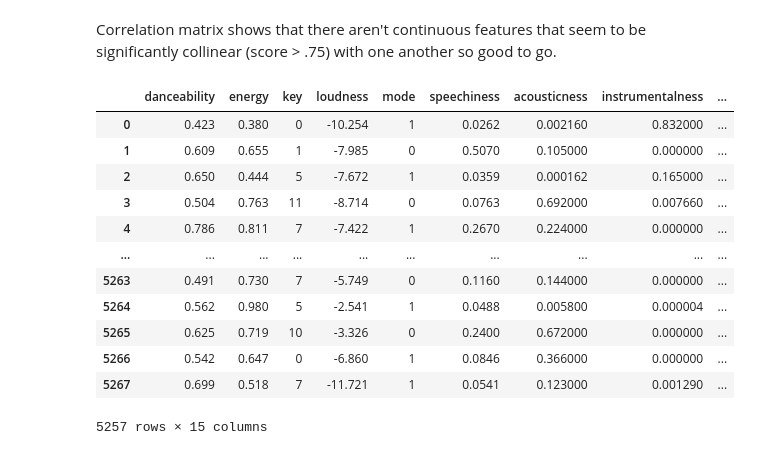
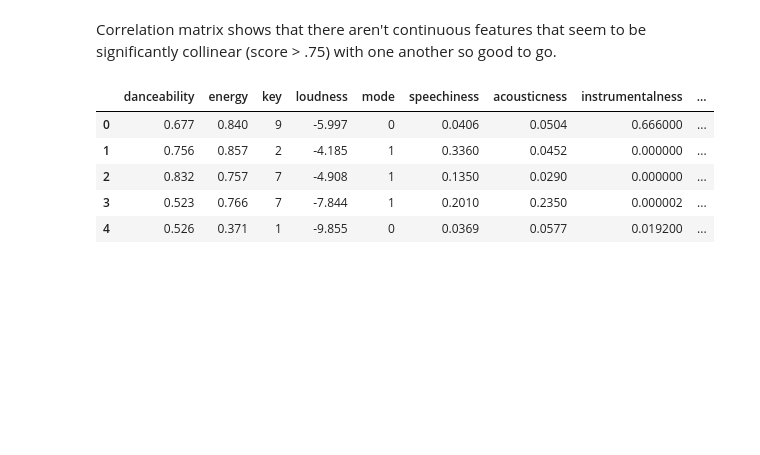
Before and after one commit to Hadryan/Music-Recommendation-System-24, a Jupyter notebook: Data-Cleaning-Preprocessing-API-Only.ipynb, the cells around one changed output. Drawn from its saved outputs; the diff is of its cells as text; code cells hidden in the pictures; blank space fills up the shorter version.

```diff
--- a/Data-Cleaning-Preprocessing-API-Only.ipynb
+++ b/Data-Cleaning-Preprocessing-API-Only.ipynb
@@ -443,21 +463,14 @@ plt.show()
 # %% [markdown]
 Correlation matrix shows that there aren't continuous features that seem to be significantly collinear (score > .75) with one another so good to go.
 # %%
-all_songs
+all_songs.head()
 # %% [output]
 |  | danceability | energy | key | loudness | mode | speechiness | acousticness | instrumentalness | ... |
-| 0 | 0.423 | 0.380 | 0 | -10.254 | 1 | 0.0262 | 0.002160 | 0.832000 | ... |
-| 1 | 0.609 | 0.655 | 1 | -7.985 | 0 | 0.5070 | 0.105000 | 0.000000 | ... |
-| 2 | 0.650 | 0.444 | 5 | -7.672 | 1 | 0.0359 | 0.000162 | 0.165000 | ... |
-| 3 | 0.504 | 0.763 | 11 | -8.714 | 0 | 0.0763 | 0.692000 | 0.007660 | ... |
-| 4 | 0.786 | 0.811 | 7 | -7.422 | 1 | 0.2670 | 0.224000 | 0.000000 | ... |
-| ... | ... | ... | ... | ... | ... | ... | ... | ... | ... |
-| 5263 | 0.491 | 0.730 | 7 | -5.749 | 0 | 0.1160 | 0.144000 | 0.000000 | ... |
-| 5264 | 0.562 | 0.980 | 5 | -2.541 | 1 | 0.0488 | 0.005800 | 0.000004 | ... |
-| 5265 | 0.625 | 0.719 | 10 | -3.326 | 0 | 0.2400 | 0.672000 | 0.000000 | ... |
-| 5266 | 0.542 | 0.647 | 0 | -6.860 | 1 | 0.0846 | 0.366000 | 0.000000 | ... |
-| 5267 | 0.699 | 0.518 | 7 | -11.721 | 1 | 0.0541 | 0.123000 | 0.001290 | ... |
+| 0 | 0.677 | 0.840 | 9 | -5.997 | 0 | 0.0406 | 0.0504 | 0.666000 | ... |
+| 1 | 0.756 | 0.857 | 2 | -4.185 | 1 | 0.3360 | 0.0452 | 0.000000 | ... |
+| 2 | 0.832 | 0.757 | 7 | -4.908 | 1 | 0.1350 | 0.0290 | 0.000000 | ... |
+| 3 | 0.523 | 0.766 | 7 | -7.844 | 1 | 0.2010 | 0.2350 | 0.000002 | ... |
+| 4 | 0.526 | 0.371 | 1 | -9.855 | 0 | 0.0369 | 0.0577 | 0.019200 | ... |
-5257 rows × 15 columns
 # %%
 import pickle
 # %%
```
Also changed, not shown: parts of 14 cells of this notebook.
